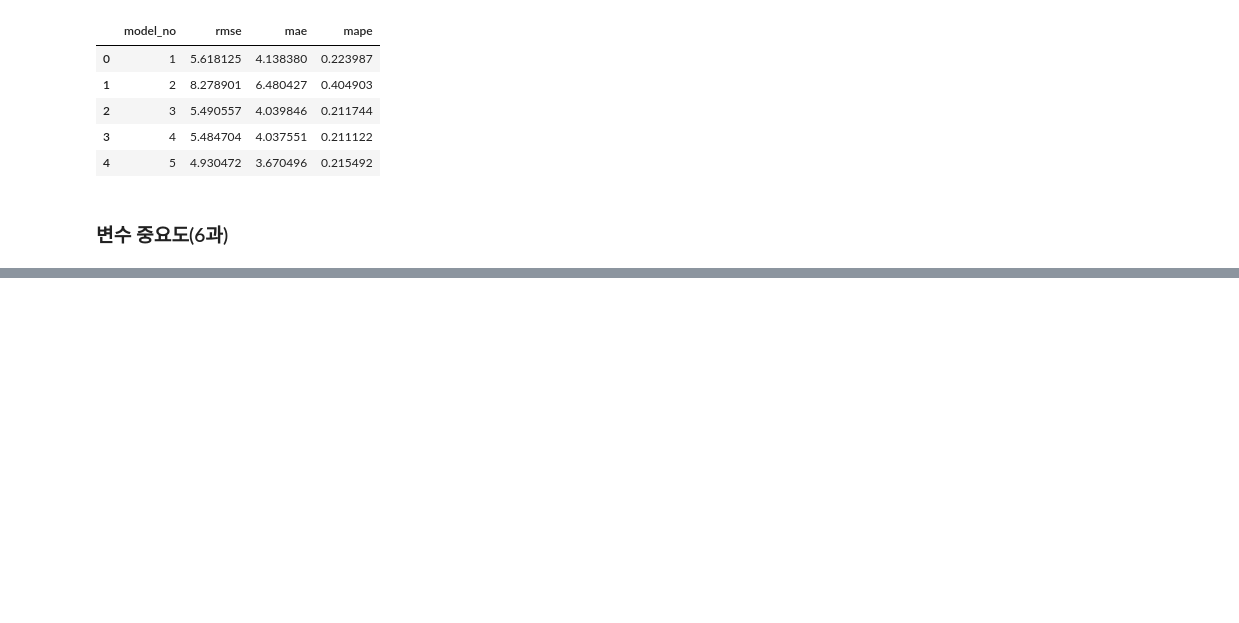
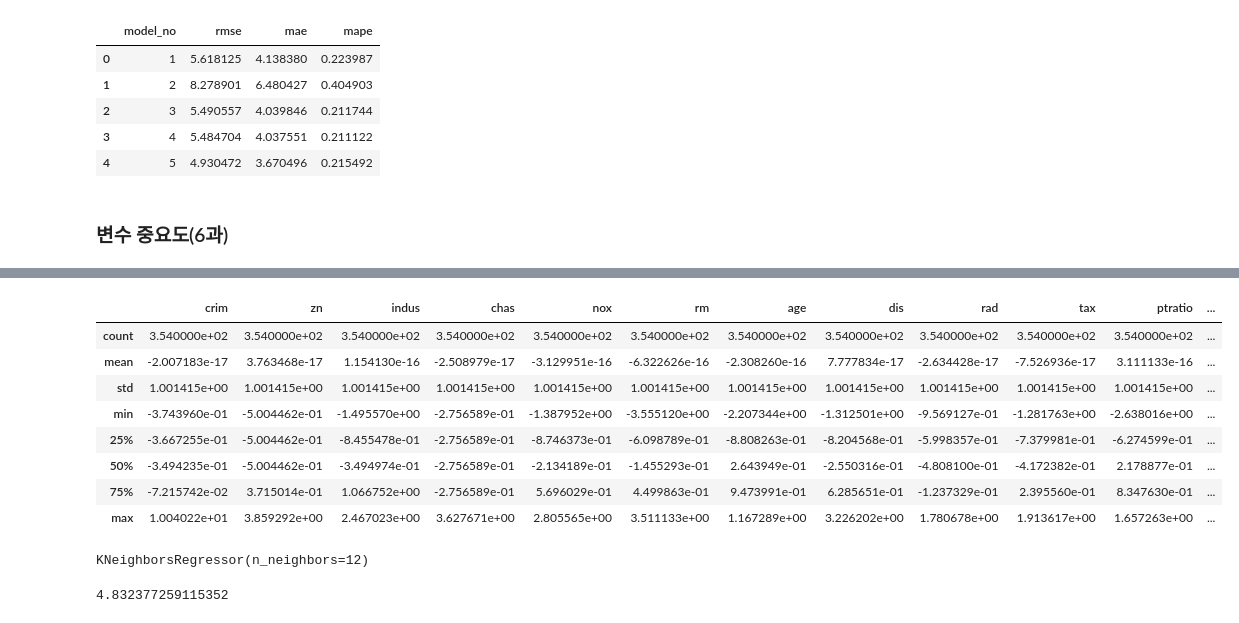
Before and after one commit to mskyun721/aivle_python, a Jupyter notebook: Class/Modeling.ipynb, the cells around one changed output, grey strips where cells are left out. Drawn from its saved outputs; the diff is of its cells as text; code cells hidden in the pictures; blank space fills up the shorter version.

```diff
--- a/Class/Modeling.ipynb
+++ b/Class/Modeling.ipynb
@@ -613,0 +693,12 @@ def plot_feature_importance(importance, names):
+# %%
+x_train_s2.describe()
+# %% [output]
+|  | crim | zn | indus | chas | nox | rm | age | dis | rad | tax | ptratio | ... |
+| count | 3.540000e+02 | 3.540000e+02 | 3.540000e+02 | 3.540000e+02 | 3.540000e+02 | 3.540000e+02 | 3.540000e+02 | 3.540000e+02 | 3.540000e+02 | 3.540000e+02 | 3.540000e+02 | ... |
+| mean | -2.007183e-17 | 3.763468e-17 | 1.154130e-16 | -2.508979e-17 | -3.129951e-16 | -6.322626e-16 | -2.308260e-16 | 7.777834e-17 | -2.634428e-17 | -7.526936e-17 | 3.111133e-16 | ... |
+| std | 1.001415e+00 | 1.001415e+00 | 1.001415e+00 | 1.001415e+00 | 1.001415e+00 | 1.001415e+00 | 1.001415e+00 | 1.001415e+00 | 1.001415e+00 | 1.001415e+00 | 1.001415e+00 | ... |
+| min | -3.743960e-01 | -5.004462e-01 | -1.495570e+00 | -2.756589e-01 | -1.387952e+00 | -3.555120e+00 | -2.207344e+00 | -1.312501e+00 | -9.569127e-01 | -1.281763e+00 | -2.638016e+00 | ... |
+| 25% | -3.667255e-01 | -5.004462e-01 | -8.455478e-01 | -2.756589e-01 | -8.746373e-01 | -6.098789e-01 | -8.808263e-01 | -8.204568e-01 | -5.998357e-01 | -7.379981e-01 | -6.274599e-01 | ... |
+| 50% | -3.494235e-01 | -5.004462e-01 | -3.494974e-01 | -2.756589e-01 | -2.134189e-01 | -1.455293e-01 | 2.643949e-01 | -2.550316e-01 | -4.808100e-01 | -4.172382e-01 | 2.178877e-01 | ... |
+| 75% | -7.215742e-02 | 3.715014e-01 | 1.066752e+00 | -2.756589e-01 | 5.696029e-01 | 4.499863e-01 | 9.473991e-01 | 6.285651e-01 | -1.237329e-01 | 2.395560e-01 | 8.347630e-01 | ... |
+| max | 1.004022e+01 | 3.859292e+00 | 2.467023e+00 | 3.627671e+00 | 2.805565e+00 | 3.511133e+00 | 1.167289e+00 | 3.226202e+00 | 1.780678e+00 | 1.913617e+00 | 1.657263e+00 | ... |
@@ -613,0 +717,6 @@ def plot_feature_importance(importance, names):
+# %%
+# 학습
+model_mm.fit(x_train_s1, y_train)
+model_st.fit(x_train_s2, y_train)
+# %% [output]
+KNeighborsRegressor(n_neighbors=12)
@@ -613,0 +727,5 @@ def plot_feature_importance(importance, names):
+# %%
+# 검증
+mean_squared_error(y_val, pred_mm, squared=False)
+# %% [output]
+4.832377259115352
```
Also changed, not shown: parts of 46 cells of this notebook, 1 other file.
